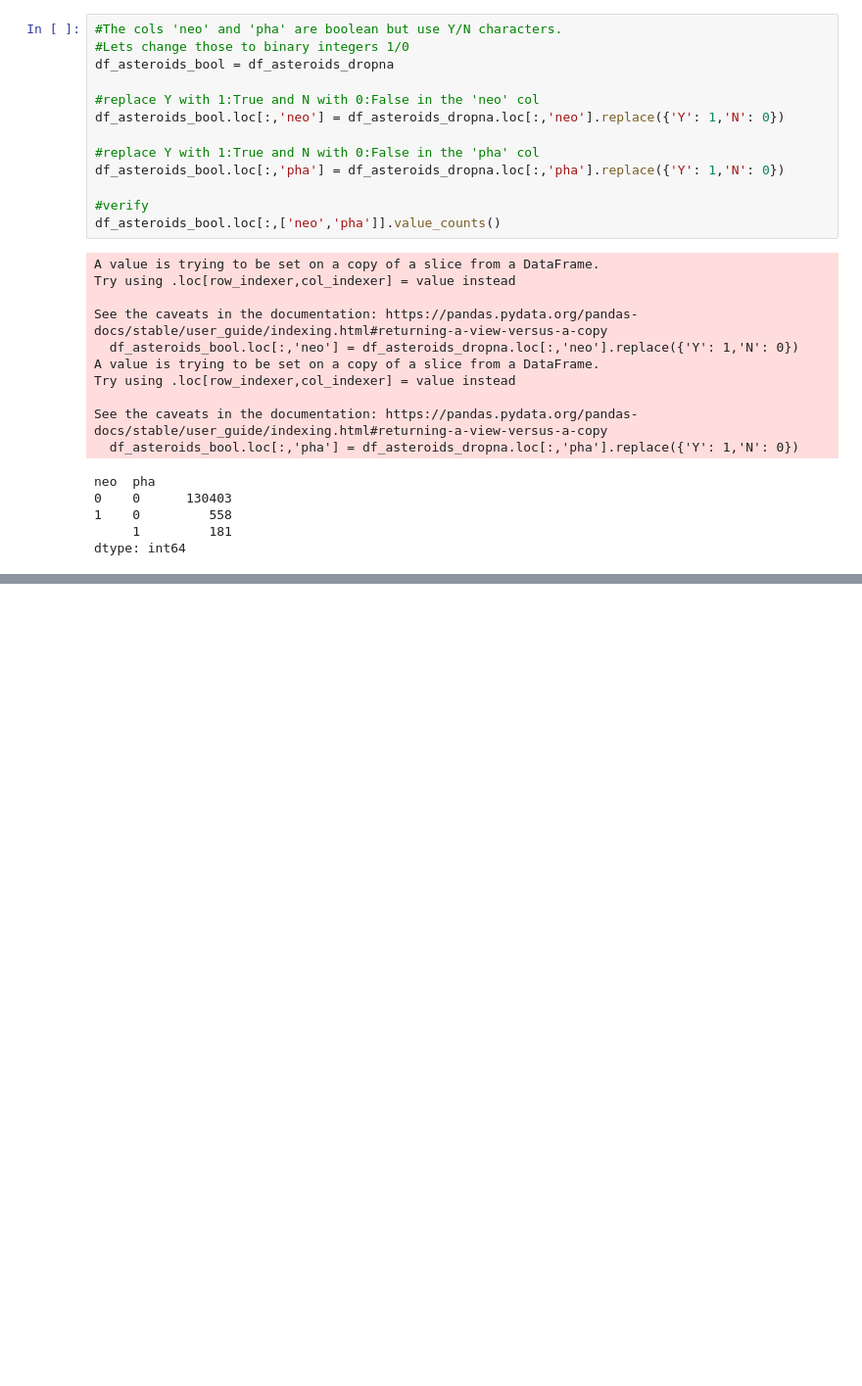
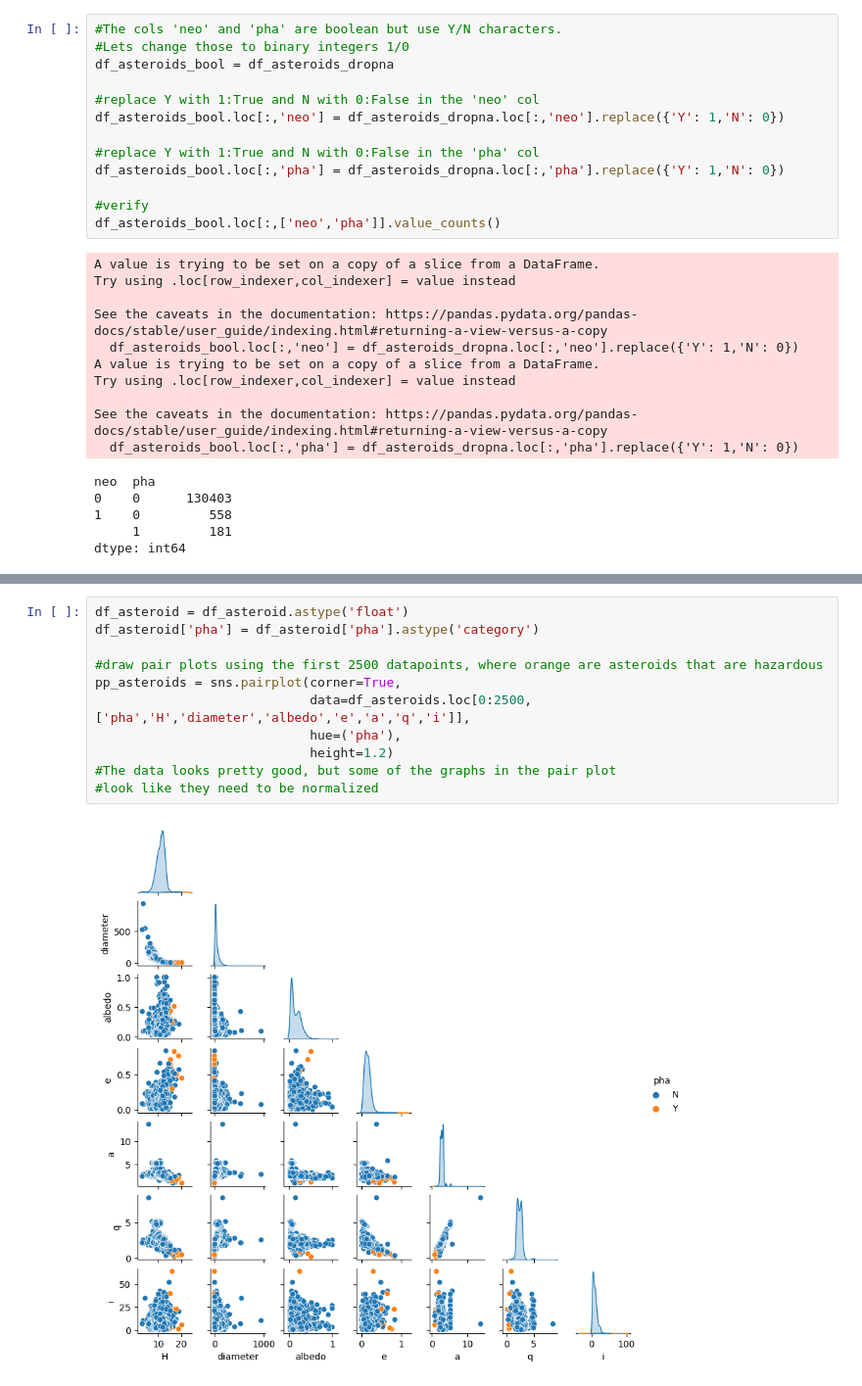
Before and after one commit to tinkersain/AsteroidDetection, a Jupyter notebook: Models/Training/train.ipynb, the cells around one changed output, grey strips where cells are left out. Shown: that part at 98% size. Saved outputs shown, nothing was run; the diff lists cells and outputs as text; blank space fills up the shorter version.

```diff
--- a/Models/Training/train.ipynb
+++ b/Models/Training/train.ipynb
@@ -195,0 +240,13 @@ dtype: int64
+# %%
+df_asteroid = df_asteroid.astype('float')
+df_asteroid['pha'] = df_asteroid['pha'].astype('category')
+
+#draw pair plots using the first 2500 datapoints, where orange are asteroids that are hazardous
+pp_asteroids = sns.pairplot(corner=True,
+                            data=df_asteroids.loc[0:2500, ['pha','H','diameter','albedo','e','a','q','i']],
+                            hue=('pha'),
+                            height=1.2)
+#The data looks pretty good, but some of the graphs in the pair plot
+#look like they need to be normalized
+# %% [output]
+[figure, added]
```
Also changed, not shown: parts of 9 cells of this notebook.
